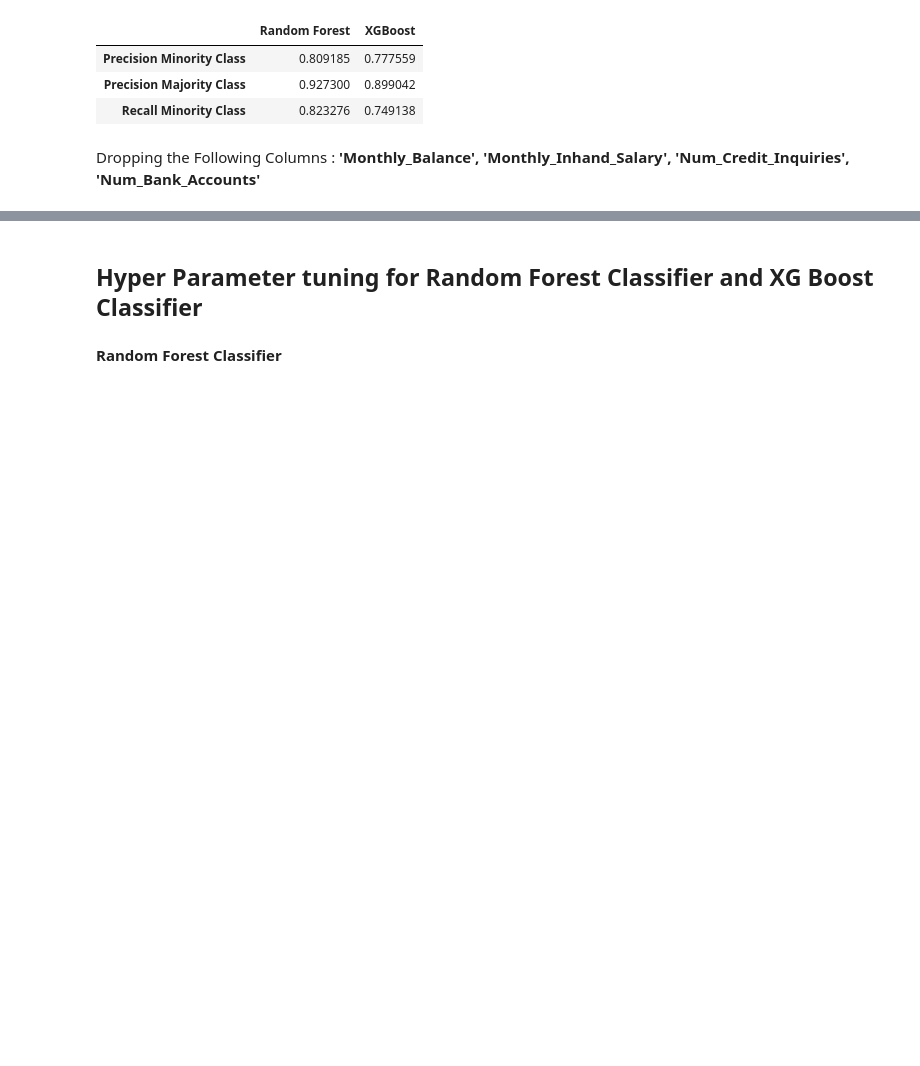
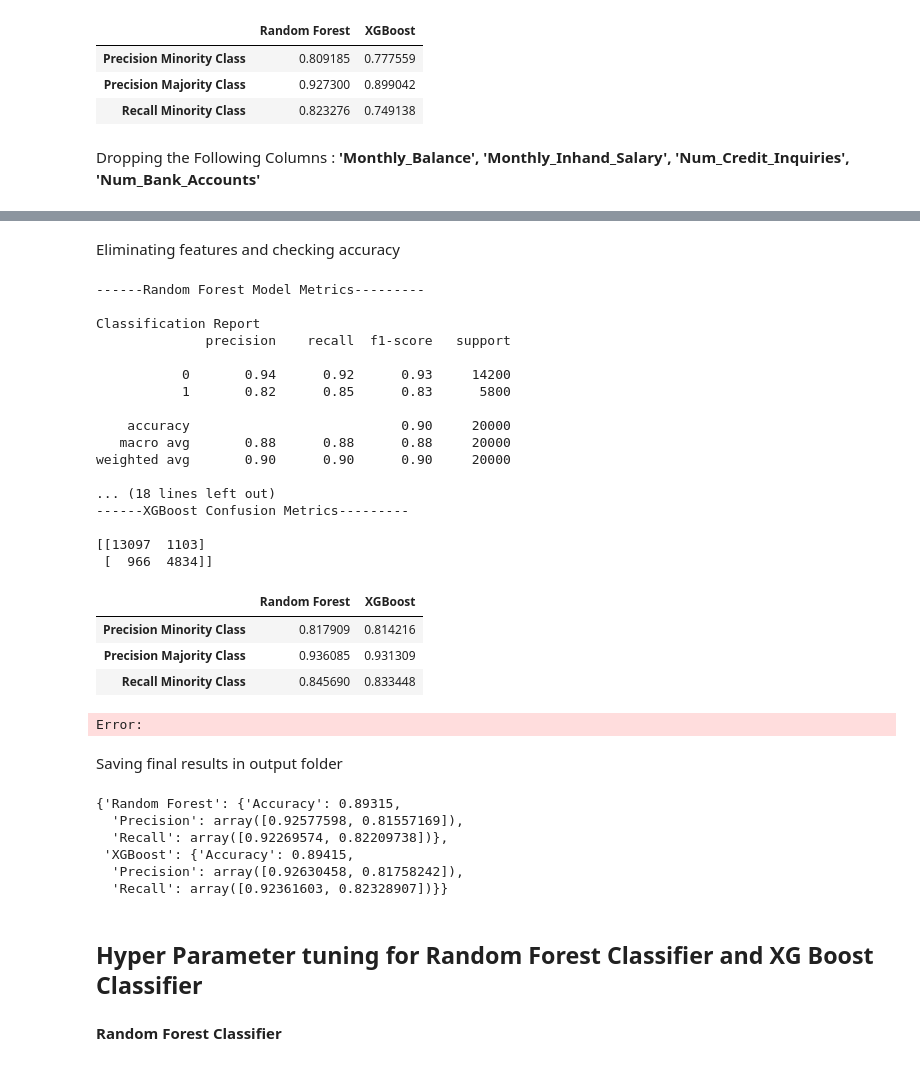
Before and after one commit to AdityaSingh1574/Credit-Status-Classifier-Model-Development, a Jupyter notebook: credit_score_classification_MODEL (5).ipynb, the cells around one changed output, grey strips where cells are left out. Drawn from its saved outputs; the diff is of its cells as text; code cells hidden in the pictures; blank space fills up the shorter version.

```diff
--- a/credit_score_classification_MODEL (5).ipynb
+++ b/credit_score_classification_MODEL (5).ipynb
@@ -1835,0 +1985,33 @@ print(y_test.shape)
+# %% [markdown]
+Eliminating features and checking accuracy
+# %%
+drop_columns = [ 'Monthly_Balance', 'Monthly_Inhand_Salary', 'Num_Credit_Inquiries', 'Num_Bank_Accounts', 'Payment_Behaviour'] # Replace with the actual column names you want to drop # Delay_from_due_date > rf
+X_test, y_test = prepare_data(drop_columns)                                                                                    # Payment_of_Min_Amount > both
+model_scores = evaluate_models(X_test, y_test)                                                                                 #  Payment_Behaviour > both >> best
+result_df = pd.DataFrame(model_scores)
+result_df
+# %% [output]
+------Random Forest Model Metrics---------
+
+Classification Report
+              precision    recall  f1-score   support
+
+           0       0.94      0.92      0.93     14200
+           1       0.82      0.85      0.83      5800
+
+    accuracy                           0.90     20000
+   macro avg       0.88      0.88      0.88     20000
+weighted avg       0.90      0.90      0.90     20000
+
+... (18 lines left out)
+------XGBoost Confusion Metrics---------
+
+[[13097  1103]
+ [  966  4834]]
+|  | Random Forest | XGBoost |
+| Precision Minority Class | 0.817909 | 0.814216 |
+| Precision Majority Class | 0.936085 | 0.931309 |
+| Recall Minority Class | 0.845690 | 0.833448 |
+Error:
+# %% [markdown]
+Saving final results in output folder
@@ -1836,3 +2133,14 @@ print(y_test.shape)
+# %%
+drop_columns = ['Credit_History_Age', 'Interest_Rate', 'Monthly_Balance', 'Monthly_Inhand_Salary', 'Num_Credit_Inquiries', 'Num_of_Loan', 'Num_Bank_Accounts']
+
+evaluate_model_and_save(drop_columns)
+# %% [output]
+{'Random Forest': {'Accuracy': 0.89315,
+  'Precision': array([0.92577598, 0.81557169]),
+  'Recall': array([0.92269574, 0.82209738])},
+ 'XGBoost': {'Accuracy': 0.89415,
+  'Precision': array([0.92630458, 0.81758242]),
+  'Recall': array([0.92361603, 0.82328907])}}
 # %% [markdown]
 ## Hyper Parameter tuning for Random Forest Classifier and XG Boost Classifier
 # %% [markdown]
```
Also changed, not shown: parts of 14 cells of this notebook, 2 other files.
